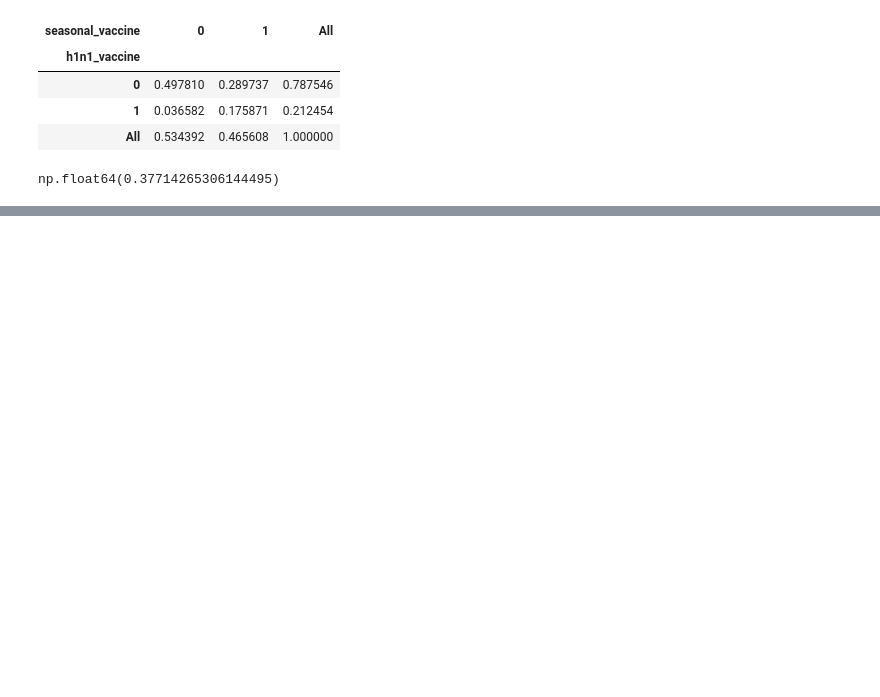
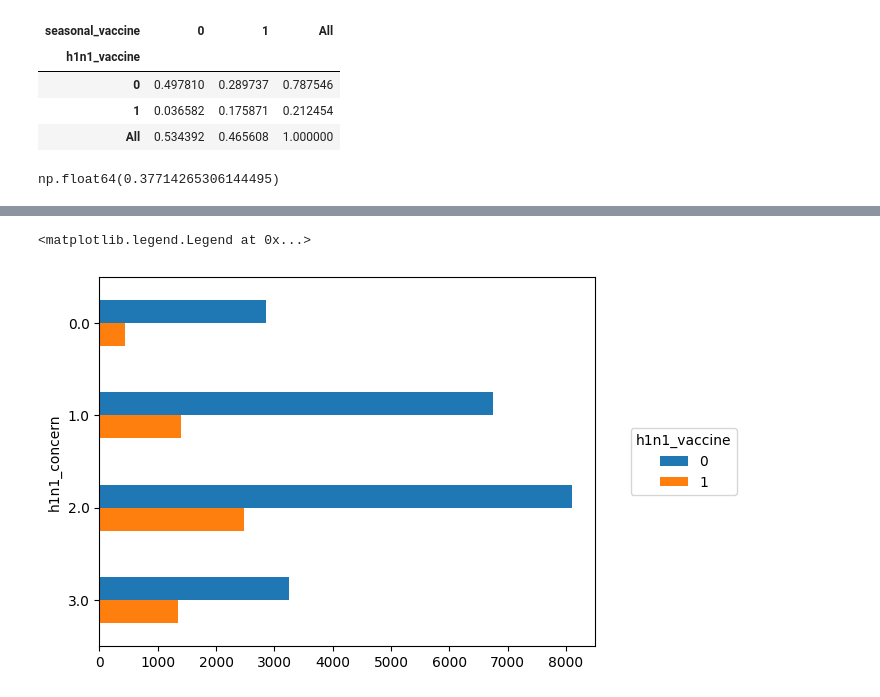
Before and after one commit to Rlours/VaccinePrediction-H1N1_Flu, a Jupyter notebook: H1N1_Flu_VaccinePrediction.ipynb, the cells around one changed output, grey strips where cells are left out. Saved outputs shown, nothing was run; the diff lists cells and outputs as text; code cells hidden in the pictures; blank space fills up the shorter version.

```diff
--- a/H1N1_Flu_VaccinePrediction.ipynb
+++ b/H1N1_Flu_VaccinePrediction.ipynb
@@ -170,0 +213,7 @@ np.float64(0.37714265306144495)
+# %%
+ax = counts_concern.plot.barh()
+ax.invert_yaxis()
+ax.legend(loc="center right", bbox_to_anchor=(1.3, 0.5), title="h1n1_vaccine")
+# %% [output]
+<matplotlib.legend.Legend at 0x...>
+[figure, added]
```
Also changed, not shown: parts of 16 cells of this notebook.
